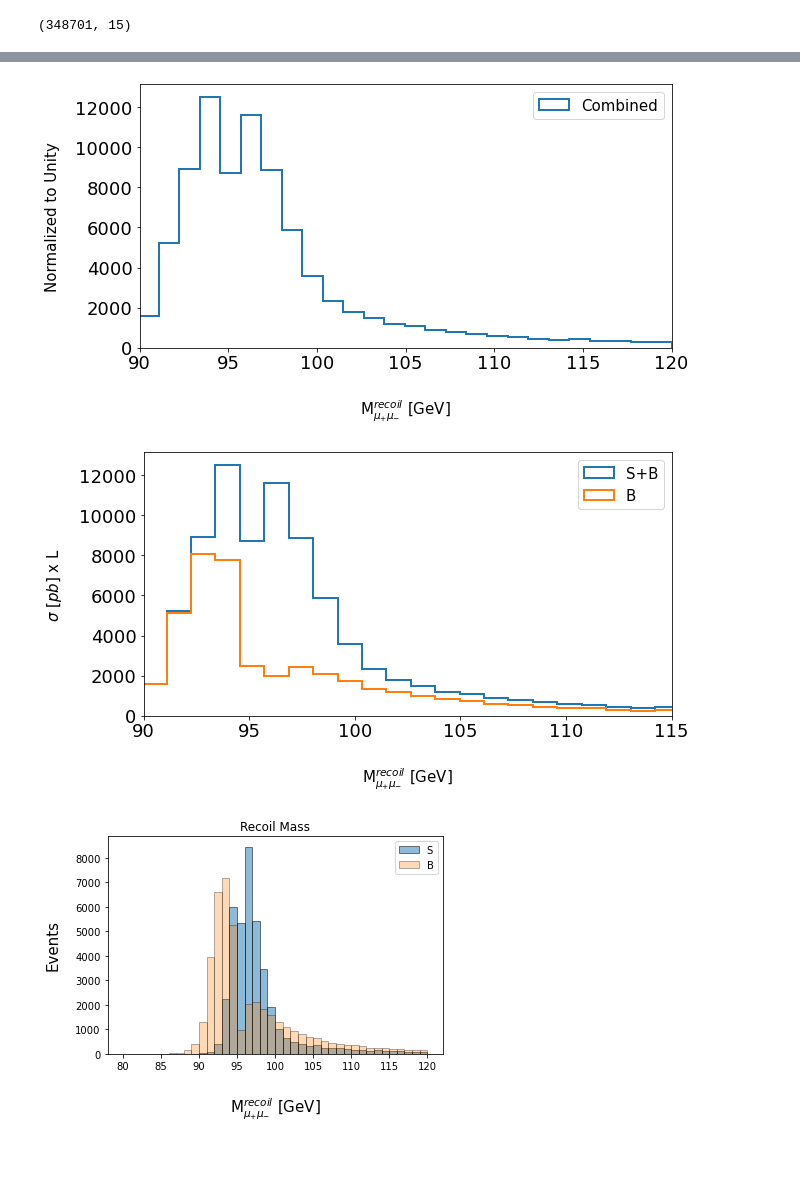
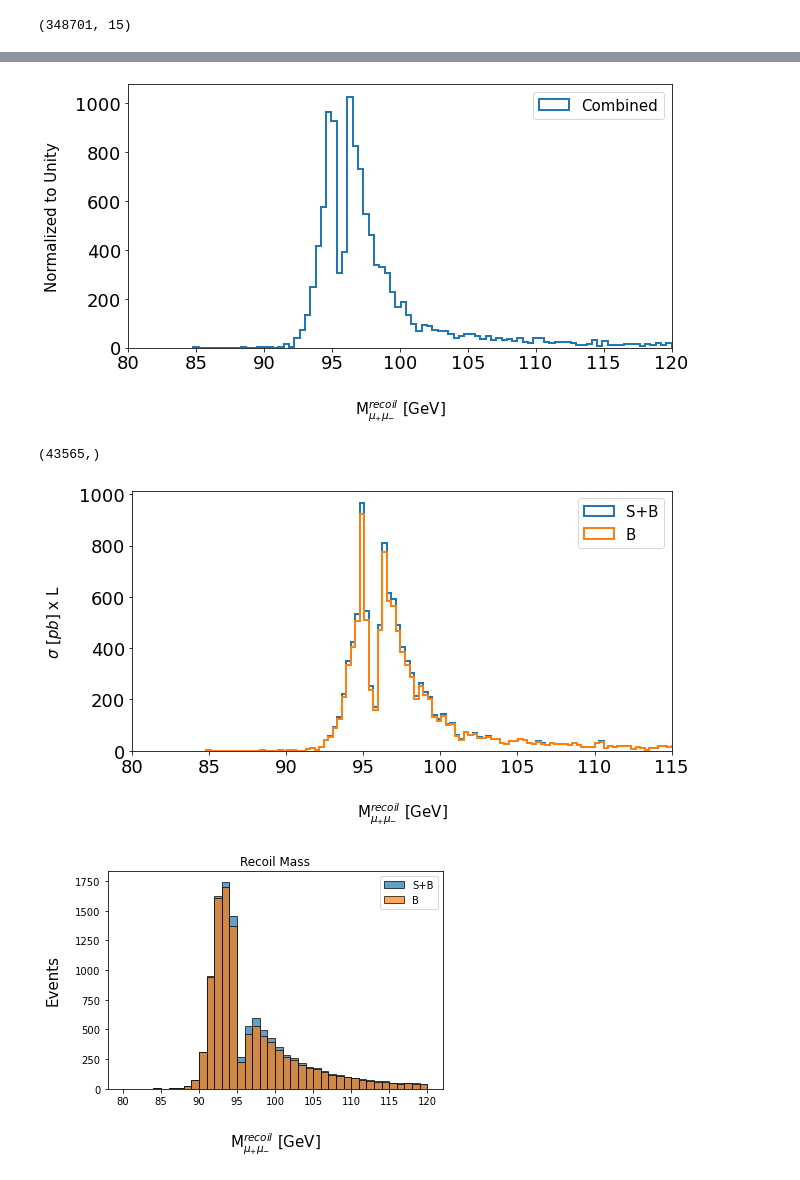
Before and after one commit to AnzaATM/EpEmProject, a Jupyter notebook: dnn.ipynb, the cells around one changed output, grey strips where cells are left out. Saved outputs shown, nothing was run; the diff lists cells and outputs as text; code cells hidden in the pictures.

```diff
--- a/dnn.ipynb
+++ b/dnn.ipynb
@@ -523,5 +505,5 @@ def function3(pred_train, feature, labels, start, end, target_label):
             final.append(feature[i])
     return final
 # %%
-Re_massBack = function3(pred_train, X_train[:,14], Y_train, 0.1, 0.9, 0)#14
+Re_massBack = function3(pred_train, X_train[:,14], Y_train, 0.8, 0.9, 0)#14
 Re_massSig = function3(pred_train, X_train[:,14], Y_train, 0.8, 0.9, 1)#14
@@ -613,6 +608,8 @@ import matplotlib.pyplot as plt
 # Calculate the weights for the histograms
 wei221 = 11*500*0.1*(np.ones_like(Re_mass1) / float(len(Re_mass1))) #500000 * 0.1 * #* 0.4
 wei222 = 21*500*(np.ones_like(Re_massBack) / float(len(Re_massBack))) #500000 * #* 0.4
+wei223 = 11*500*0.1*(np.ones_like(Re_massSig) / float(len(Re_massSig)))
+
 
 # Combine the data and weights
 combined_data = np.concatenate((Re_mass1, Re_massBack))
@@ -622,8 +619,8 @@ combined_weights = np.concatenate((wei221, wei222))
 fig, ax = plt.subplots(figsize=(9, 5))
 
 # Plot the grand histogram
-#ax.hist(combined_data, weights=combined_weights, bins=90, histtype='step', linewidth=2, label='Combined')
-ax.hist(combined_data, bins=90, histtype='step', linewidth=2, label='Combined')
+ax.hist(combined_data, weights=combined_weights, bins=90, histtype='step', linewidth=2, label='Combined')
+#ax.hist(combined_data, bins=90, histtype='step', linewidth=2, label='S+B')
 
 
 # Set labels for the x and y axes
@@ -639,7 +636,7 @@ plt.legend(fontsize=15, loc='upper right')
 
 # Adjust the layout and set the x-axis limits
 plt.tight_layout()
-plt.xlim(90, 120)
+plt.xlim(80, 120)
 
 # Save the figure as a PDF
 plt.savefig('Re_mass_grand.pdf')
@@ -647,7 +644,11 @@ plt.savefig('Re_mass_grand.pdf')
 # Display the plot
 plt.show()
 # %% [output]
-[figure, old version]
+[figure, new version]
+# %%
+combined_data.shape
+# %% [output]
+(43565,)
 # %%
 from matplotlib.lines import Line2D
 
@@ -659,8 +660,8 @@ rng = np.random.default_rng(seed=123)
 
 # Create figure with 'step' type of histogram to improve plot readability
 fig, ax = plt.subplots(figsize=(9,5))
-ax.hist(combined_data, bins=90, histtype='step', linewidth=2, label='S+B')
-ax.hist(Re_massBack, bins=90, histtype='step', linewidth=2, label='B')
+ax.hist(combined_data, weights=combined_weights, bins=120, histtype='step', linewidth=2, label='S+B')
+ax.hist(Re_massBack, weights=wei222, bins=120, histtype='step', linewidth=2, label='B')
 
 # Remove spines
 #ax.spines['top'].set_visible(False)
@@ -680,42 +681,44 @@ plt.legend(fontsize=15, loc='upper right')
 
 # Adjust layout and limits
 plt.tight_layout()
-plt.xlim(90, 115)
+plt.xlim(80, 115)
 plt.savefig('Re_mass_FINAL_After_DNN_Cut.pdf')
 plt.show()
 # %% [output]
-[figure, old version]
+[figure, new version]
 # %%
 Remass_min = 80
 Remass_max = 120
 num_bins = 40
 
 #weights
 wei221 = 11*500*0.1*(np.ones_like(Re_mass1) / float(len(Re_mass1))) #500000 * 0.1 * #* 0.4
 wei222 = 21*500*(np.ones_like(Re_massBack) / float(len(Re_massBack)))
 
 #Create histograms with the specified bin edges
 bins = np.linspace(Remass_min, Remass_max, num_bins+1)
 n1, _ = np.histogram(Re_mass1, bins=bins)
 n2, _ = np.histogram(Re_massBack, bins=bins)
 
+SB_data = np.concatenate((Re_mass1, Re_massBack))
+
 #Prepare the data to save
 bin_centres = (bins[:-1] + bins[1:]) / 2
 hist_data = np.c_[bin_centres, n1, n2]
 
 
 #Save the data to a text file
 np.savetxt('RecoilMass.txt', hist_data, header='Recoil_mass No_of_Events_S No_of_Events_B', fmt='%f %d %d')
 
 #Optionally you can plot the histograms to visualise them
-plt.hist(Re_mass1, bins=bins, edgecolor='black', alpha=0.5, label='S')#,color='blue')
-plt.hist(Re_massBack, bins=bins, edgecolor='black', alpha=0.3, label='B')#,color='orange')
+plt.hist(SB_data, weights=combined_weights,bins=bins, edgecolor='black', alpha=0.7, label='S+B')#,color='blue')
+plt.hist(Re_massBack, weights=wei222,bins=bins, edgecolor='black', alpha=0.7, label='B')#,color='orange')
 
 plt.ylabel('Events', fontsize=15, labelpad=15)  # Adjust fontsize and padding
 plt.xlabel('M$^{recoil}_{\mu_{+} \mu_{-}}$ [GeV]', fontsize=15, labelpad=25)  # Adjust fontsize and padding
 plt.title('Recoil Mass')
 plt.legend()
 plt.savefig('Re_mass_FINAL_After_DNN_Cut.pdf')
 plt.show()
 # %% [output]
-[figure, old version]
+[figure, new version]
```
Also changed, not shown: parts of 18 cells of this notebook.
